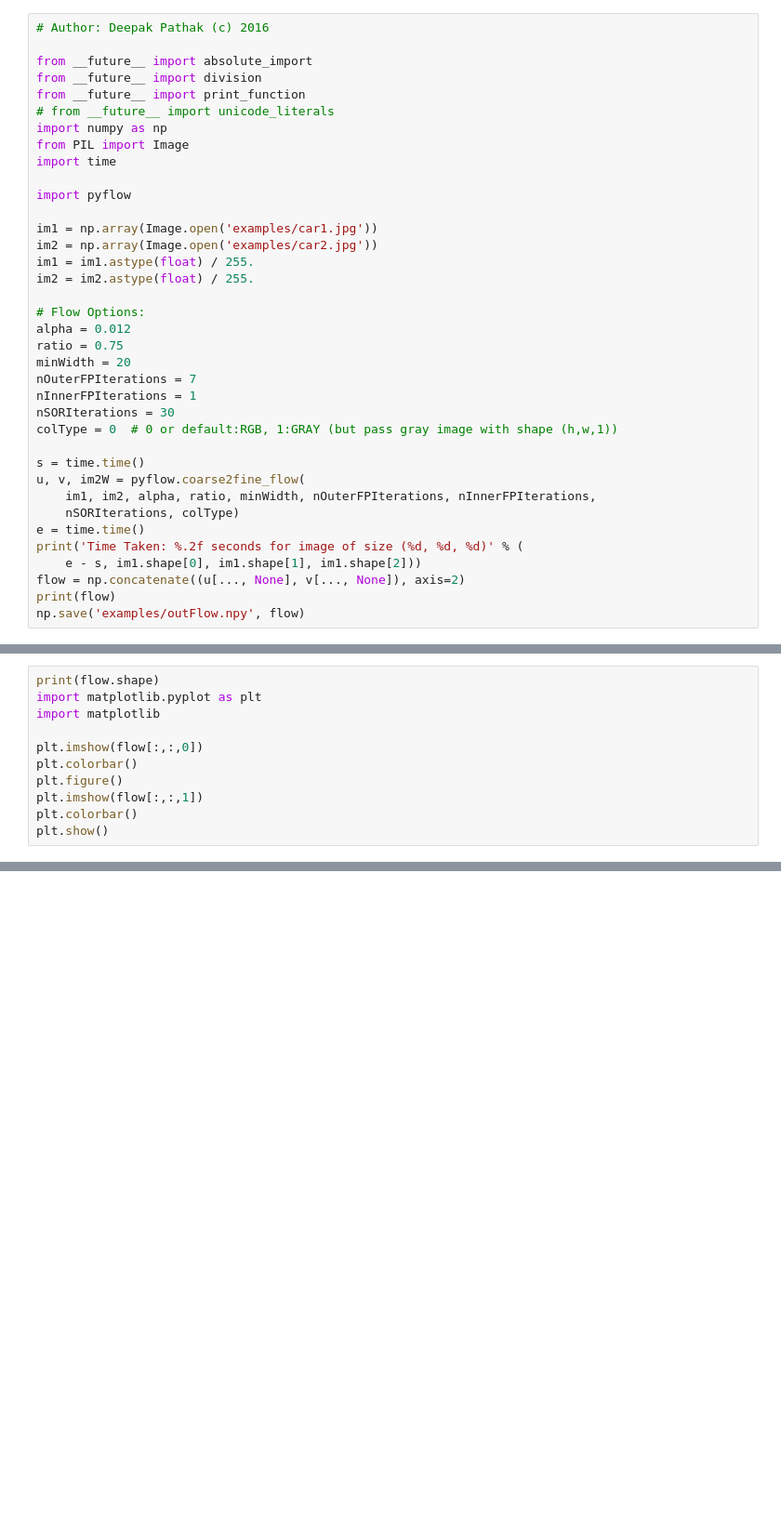
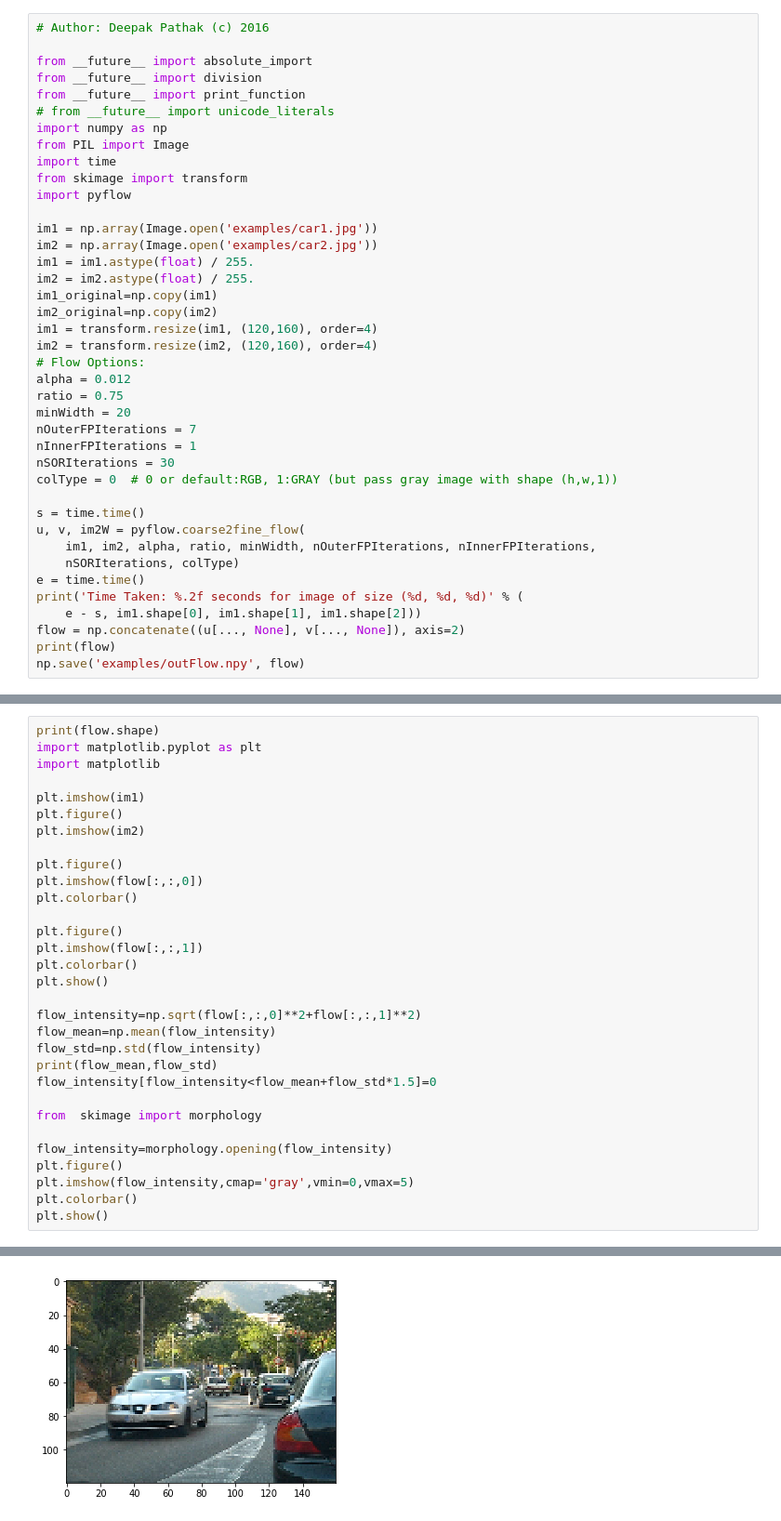
Before and after one commit to CangYuWangWC/dynamic-programming-tracker, a Jupyter notebook: PyFlow Test.ipynb, the cells around one changed output, grey strips where cells are left out. Shown at 93% size. Saved outputs shown, nothing was run; the diff lists cells and outputs as text; blank space fills up the shorter version.

Commit message:
added optical flow as local score function

```diff
--- a/PyFlow Test.ipynb
+++ b/PyFlow Test.ipynb
@@ -8,14 +8,17 @@ from __future__ import print_function
 import numpy as np
 from PIL import Image
 import time
-
+from skimage import transform
 import pyflow
 
 im1 = np.array(Image.open('examples/car1.jpg'))
 im2 = np.array(Image.open('examples/car2.jpg'))
 im1 = im1.astype(float) / 255.
 im2 = im2.astype(float) / 255.
-
+im1_original=np.copy(im1)
+im2_original=np.copy(im2)
+im1 = transform.resize(im1, (120,160), order=4)
+im2 = transform.resize(im2, (120,160), order=4)
 # Flow Options:
 alpha = 0.012
 ratio = 0.75
@@ -42,10 +61,30 @@ print(flow.shape)
 import matplotlib.pyplot as plt
 import matplotlib
 
+plt.imshow(im1)
+plt.figure()
+plt.imshow(im2)
+
+plt.figure()
 plt.imshow(flow[:,:,0])
 plt.colorbar()
+
 plt.figure()
 plt.imshow(flow[:,:,1])
 plt.colorbar()
 plt.show()
+
+flow_intensity=np.sqrt(flow[:,:,0]**2+flow[:,:,1]**2)
+flow_mean=np.mean(flow_intensity)
+flow_std=np.std(flow_intensity)
+print(flow_mean,flow_std)
+flow_intensity[flow_intensity<flow_mean+flow_std*1.5]=0
+
+from  skimage import morphology
+
+flow_intensity=morphology.opening(flow_intensity)
+plt.figure()
+plt.imshow(flow_intensity,cmap='gray',vmin=0,vmax=5)
+plt.colorbar()
+plt.show()
 # %% [output]
@@ -52,0 +92 @@ NameError: name 'flow' is not defined
+[figure, added]
```
Also changed, not shown: parts of 4 cells of this notebook, 5 other files.
